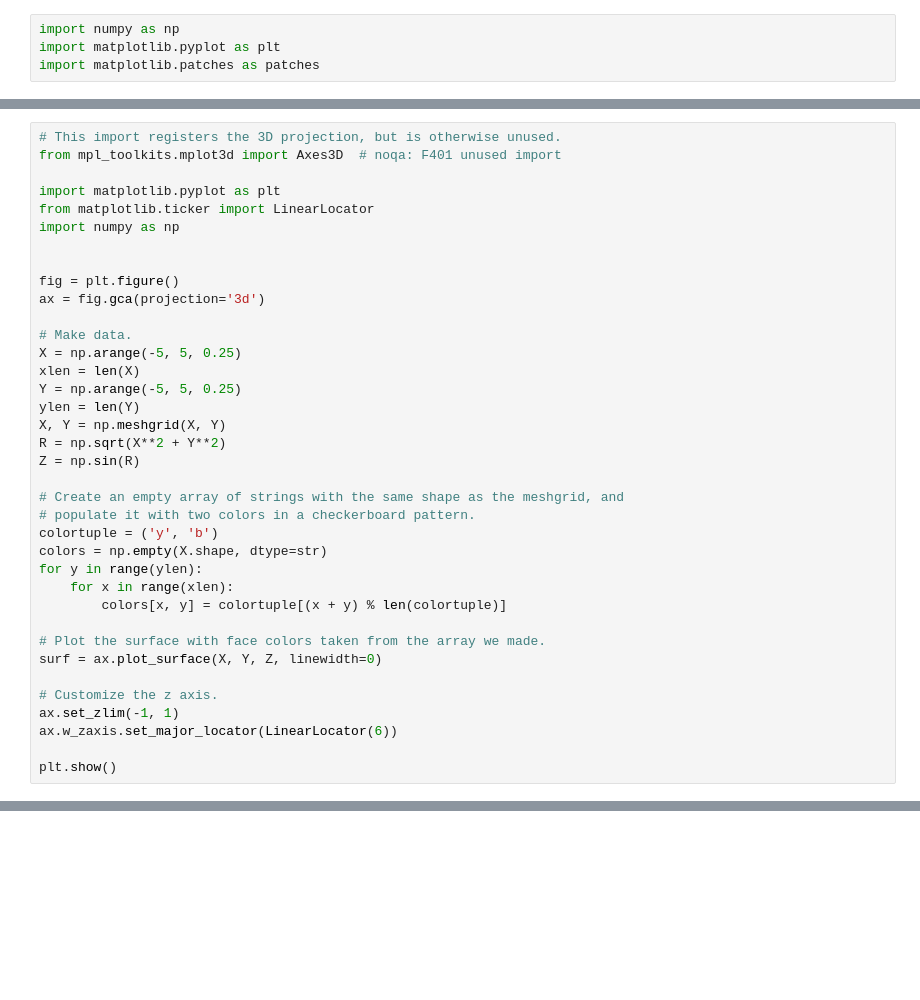
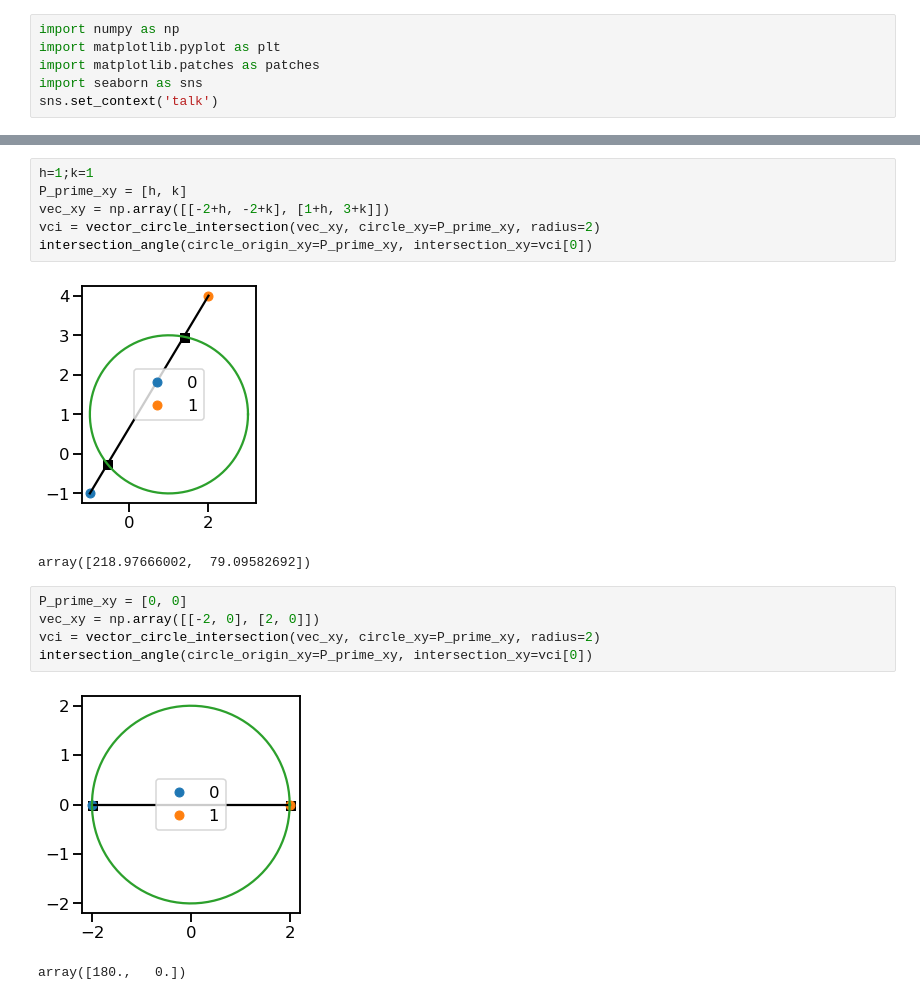
Before and after one commit to smillerc/cato, a Jupyter notebook: misc/mach_cone_testing.ipynb, the cells around one changed output, grey strips where cells are left out. Cells and saved outputs as stored; diff of their text form; blank space fills up the shorter version.

```diff
--- a/misc/mach_cone_testing.ipynb
+++ b/misc/mach_cone_testing.ipynb
@@ -2,3 +2,5 @@
 import numpy as np
 import matplotlib.pyplot as plt
 import matplotlib.patches as patches
+import seaborn as sns
+sns.set_context('talk')
@@ -66,37 +211,0 @@ np.dot([2,2],[1,5])
-# %%
-# This import registers the 3D projection, but is otherwise unused.
-from mpl_toolkits.mplot3d import Axes3D  # noqa: F401 unused import
-
-import matplotlib.pyplot as plt
-from matplotlib.ticker import LinearLocator
-import numpy as np
-
-
-fig = plt.figure()
-ax = fig.gca(projection='3d')
-
-# Make data.
-X = np.arange(-5, 5, 0.25)
-xlen = len(X)
-Y = np.arange(-5, 5, 0.25)
-ylen = len(Y)
-X, Y = np.meshgrid(X, Y)
-R = np.sqrt(X**2 + Y**2)
-Z = np.sin(R)
-
-# Create an empty array of strings with the same shape as the meshgrid, and
-# populate it with two colors in a checkerboard pattern.
-colortuple = ('y', 'b')
-colors = np.empty(X.shape, dtype=str)
-for y in range(ylen):
-    for x in range(xlen):
-        colors[x, y] = colortuple[(x + y) % len(colortuple)]
-
-# Plot the surface with face colors taken from the array we made.
-surf = ax.plot_surface(X, Y, Z, linewidth=0)
-
-# Customize the z axis.
-ax.set_zlim(-1, 1)
-ax.w_zaxis.set_major_locator(LinearLocator(6))
-
-plt.show()
@@ -174,0 +298,17 @@ plt.show()
+# %%
+h=1;k=1
+P_prime_xy = [h, k]
+vec_xy = np.array([[-2+h, -2+k], [1+h, 3+k]])
+vci = vector_circle_intersection(vec_xy, circle_xy=P_prime_xy, radius=2)
+intersection_angle(circle_origin_xy=P_prime_xy, intersection_xy=vci[0])
+# %% [output]
+[figure, added]
+array([218.97666002,  79.09582692])
+# %%
+P_prime_xy = [0, 0]
+vec_xy = np.array([[-2, 0], [2, 0]])
+vci = vector_circle_intersection(vec_xy, circle_xy=P_prime_xy, radius=2)
+intersection_angle(circle_origin_xy=P_prime_xy, intersection_xy=vci[0])
+# %% [output]
+[figure, added]
+array([180.,   0.])
```
Also changed, not shown: parts of 16 cells of this notebook, 36 other files.
